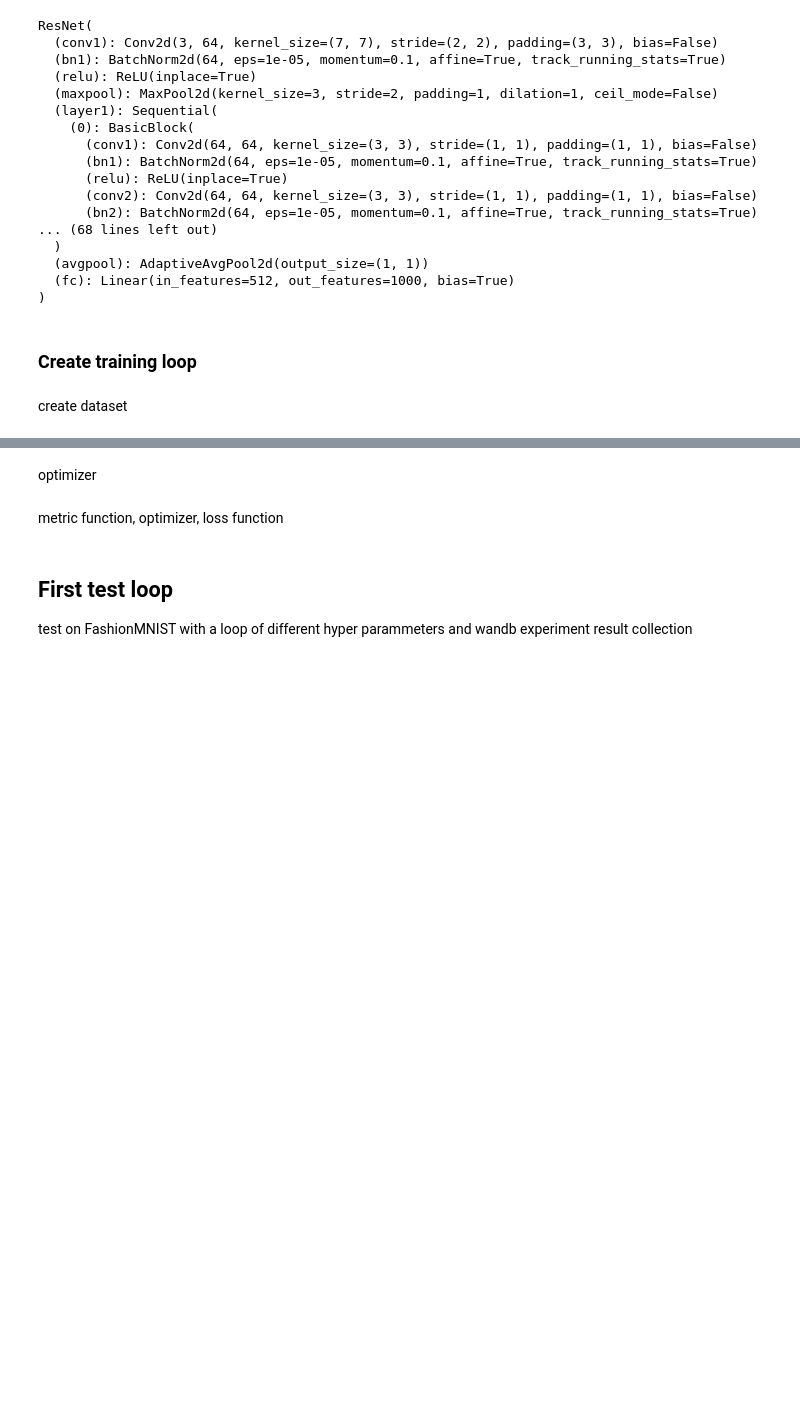
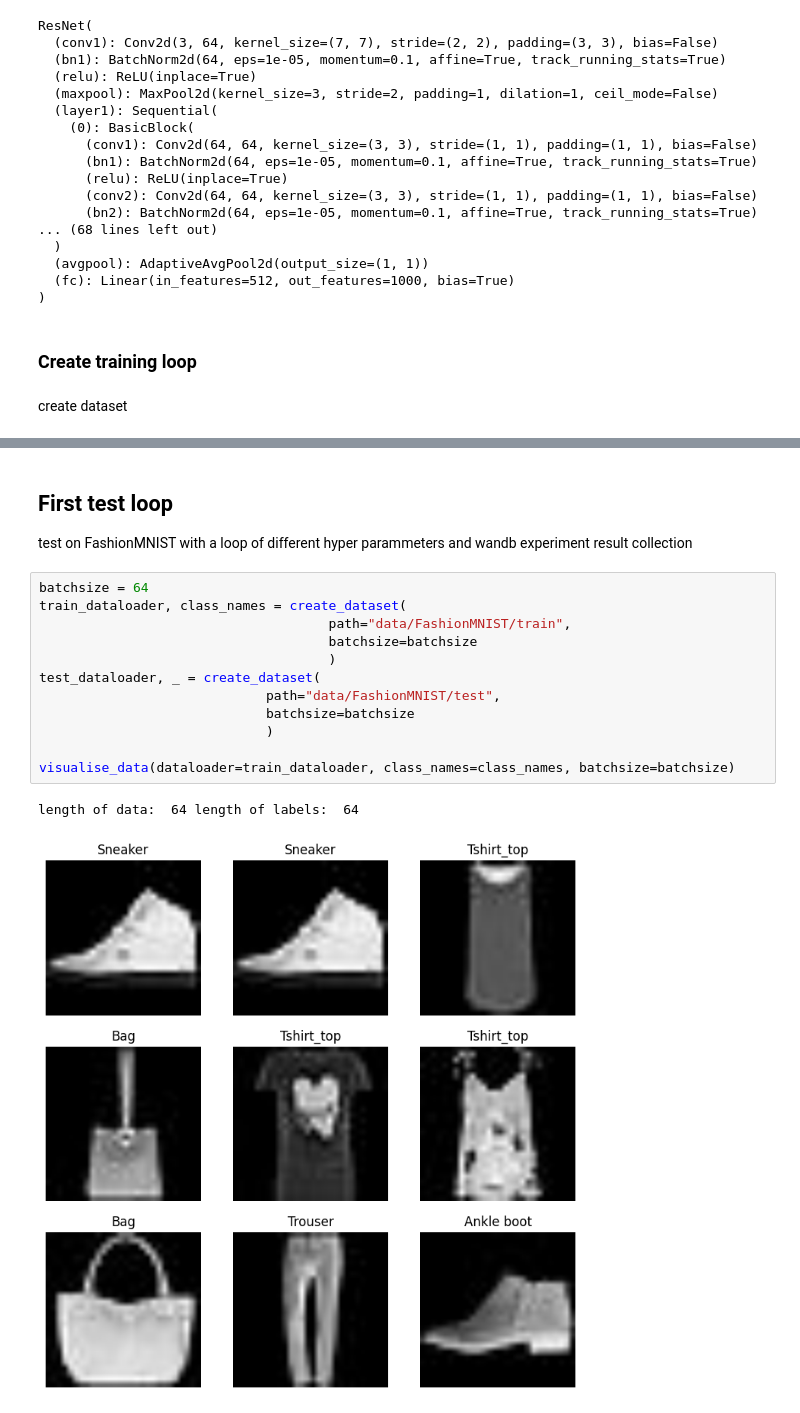
Before and after one commit to gugi200/final_project, a Jupyter notebook: project_y4.ipynb, the cells around one changed output, grey strips where cells are left out. Cells and saved outputs as stored; diff of their text form; blank space fills up the shorter version.

```diff
--- a/project_y4.ipynb
+++ b/project_y4.ipynb
@@ -478,7 +567,18 @@ def eval_model(model: torch.nn.Module,
-# %% [markdown]
-optimizer
-# %% [markdown]
-metric function, optimizer, loss function
 # %% [markdown]
 ## First test loop
 test on FashionMNIST with a loop of different hyper parammeters and wandb experiment result collection
+# %%
+batchsize = 64
+train_dataloader, class_names = create_dataset(
+                                     path="data/FashionMNIST/train",
+                                     batchsize=batchsize
+                                     )
+test_dataloader, _ = create_dataset(
+                             path="data/FashionMNIST/test",
+                             batchsize=batchsize
+                             )
+
+visualise_data(dataloader=train_dataloader, class_names=class_names, batchsize=batchsize)
+# %% [output]
+length of data:  64 length of labels:  64
+[figure, added]
```
Also changed, not shown: parts of 7 cells of this notebook.
